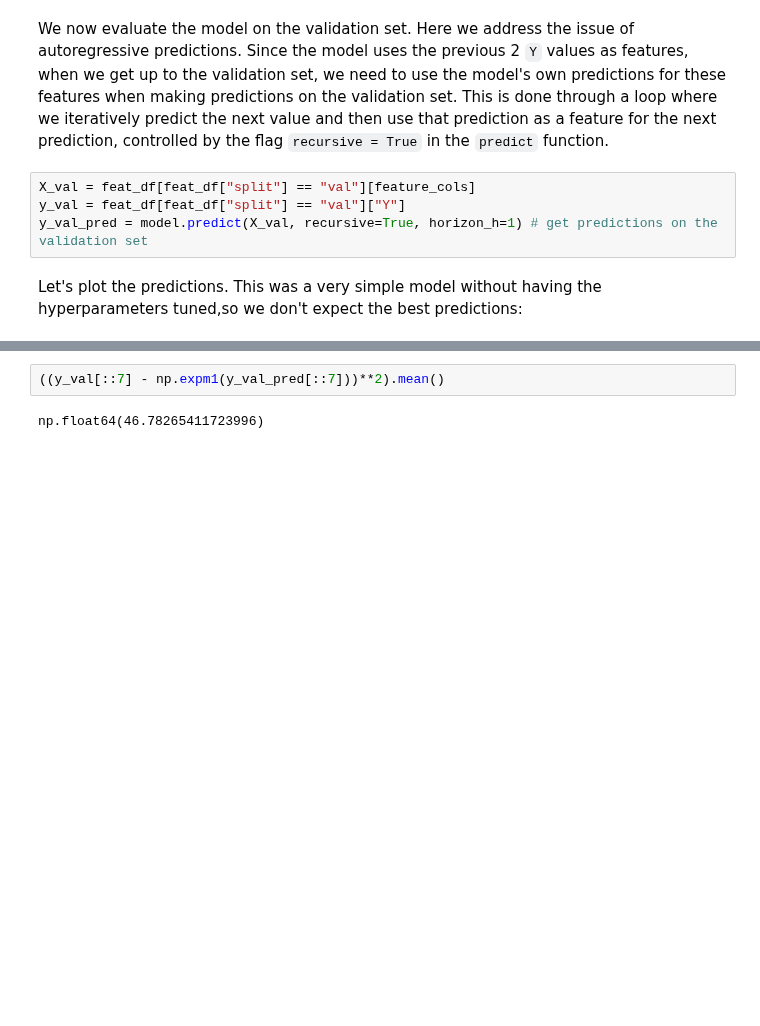
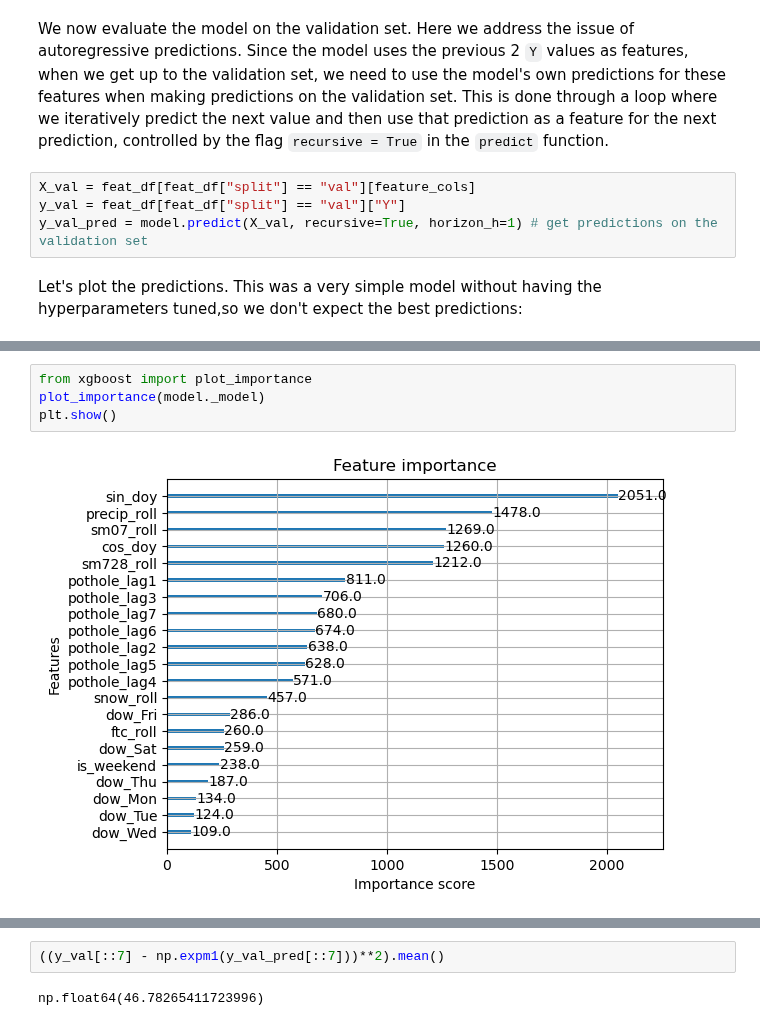
Before and after one commit to Erdos-Projects/spring-2026-dc-311, a Jupyter notebook: 4_modeling.ipynb, the cells around one changed output, grey strips where cells are left out. Cells and saved outputs as stored; diff of their text form; blank space fills up the shorter version.

```diff
--- a/4_modeling.ipynb
+++ b/4_modeling.ipynb
@@ -119,0 +113,6 @@ plt.show()
+# %%
+from xgboost import plot_importance
+plot_importance(model._model)
+plt.show()
+# %% [output]
+[figure, added]
```
Also changed, not shown: parts of 10 cells of this notebook, 31 other files.
